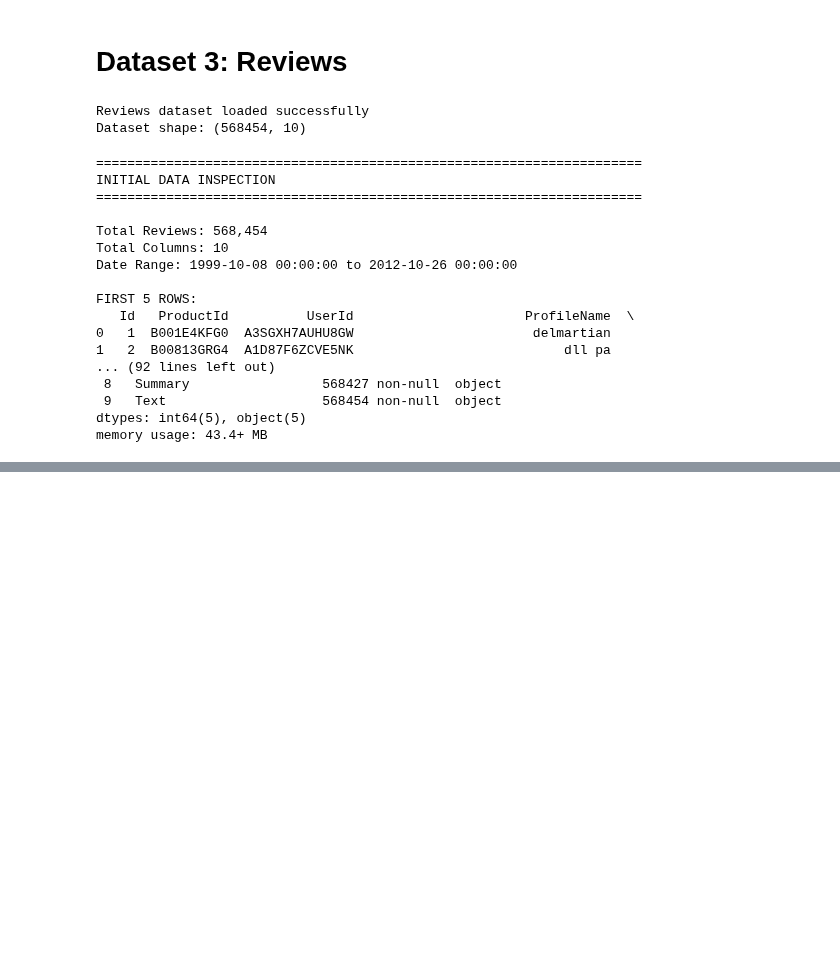
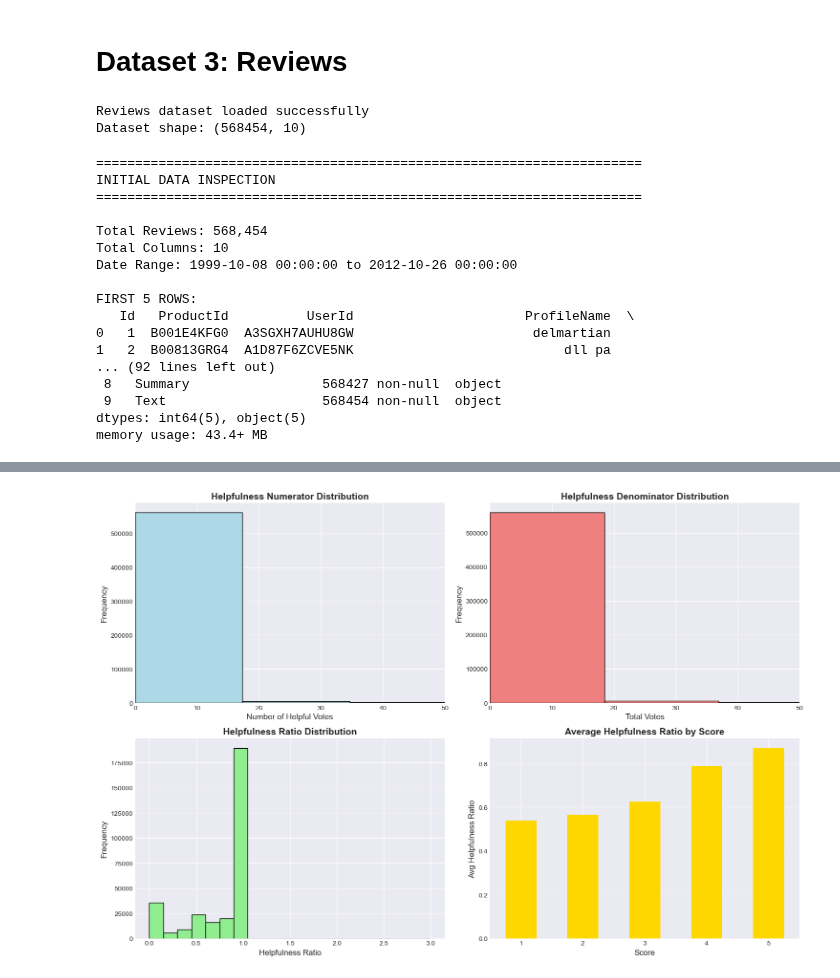
Before and after one commit to HoodaVishal/Intelligent-Customer-Support-System, a Jupyter notebook: notebooks/01_Data_Exploration.ipynb, the cells around one changed output, grey strips where cells are left out. Drawn from its saved outputs; the diff is of its cells as text; code cells hidden in the pictures; blank space fills up the shorter version.

```diff
--- a/notebooks/01_Data_Exploration.ipynb
+++ b/notebooks/01_Data_Exploration.ipynb
@@ -1796,0 +1957,69 @@ memory usage: 43.4+ MB
+# %%
+# Helpfulness Analysis
+print('\n' + '=' * 70)
+print('HELPFULNESS ANALYSIS')
+print('=' * 70 + '\n')
+
+# Helpfulness statistics
+print('HELPFULNESS NUMERATOR STATISTICS:')
+print(reviews['HelpfulnessNumerator'].describe())
+print()
+
+print('HELFULNESS DENOMINATOR STATISTICS:')
+print(reviews['HelpfulnessDenominator'].describe())
+print()
+
+# Calculate helpfulness ratio
+reviews['Helpfulness Ratio'] = reviews.apply(lambda row: row['HelpfulnessNumerator'] /
+                                             row['HelpfulnessDenominator'] if row['HelpfulnessDenominator'] > 0 else 0, axis = 1)
+
+print("HELPFULNESS RATIO STATISTICS:")
+print(reviews[reviews['HelpfulnessDenominator'] > 0]['Helpfulness Ratio'].describe())
+print()
+
+# Count reviews with votes
+reviews_with_votes = (reviews['HelpfulnessDenominator'] > 0).sum()
+print(f"REVIEWS WITH HELPFULNESS VOTES:")
+print(f"Total: {reviews_with_votes:,} ({(reviews_with_votes / len(reviews) * 100):.2f}%)")
+print(f"Without votes: {len(reviews) - reviews_with_votes:,} ({((len(reviews) - reviews_with_votes) / len(reviews) * 100):.2f}%)")
+
+# Helpfulness by score
+print('\nAVERAGE HELPFULNESS BY SCORE:')
+helpfulness_by_score = reviews[reviews['HelpfulnessDenominator'] > 0].groupby('Score')['Helpfulness Ratio'].mean()
+print(helpfulness_by_score)
+
+# Visualizations
+fig, axes = plt.subplots(2, 2, figsize=(15, 10))
+
+# Helpfulness Numerator distribution
+axes[0, 0].hist(reviews['HelpfulnessNumerator'], bins=50, color='lightblue', edgecolor='black')
+axes[0, 0].set_title('Helpfulness Numerator Distribution', fontsize=14, fontweight='bold')
+axes[0, 0].set_xlabel('Number of Helpful Votes', fontsize=12)
+axes[0, 0].set_ylabel('Frequency', fontsize=12)
+axes[0, 0].set_xlim(0, 50)
+
+# Helpfulness Denominator distribution
+axes[0, 1].hist(reviews['HelpfulnessDenominator'], bins=50, color='lightcoral', edgecolor='black')
+axes[0, 1].set_title('Helpfulness Denominator Distribution', fontsize=14, fontweight='bold')
+axes[0, 1].set_xlabel('Total Votes', fontsize=12)
+axes[0, 1].set_ylabel('Frequency', fontsize=12)
+axes[0, 1].set_xlim(0, 50)
+
+# Helpfulness ratio distribution
+axes[1, 0].hist(reviews[reviews['HelpfulnessDenominator'] > 0]['Helpfulness Ratio'],
+                bins=20, color='lightgreen', edgecolor='black')
+axes[1, 0].set_title('Helpfulness Ratio Distribution', fontsize=14, fontweight='bold')
+axes[1, 0].set_xlabel('Helpfulness Ratio', fontsize=12)
+axes[1, 0].set_ylabel('Frequency', fontsize=12)
+
+# Helpfulness by score
+helpfulness_by_score.plot(kind='bar', ax=axes[1, 1], color='gold')
+axes[1, 1].set_title('Average Helpfulness Ratio by Score', fontsize=14, fontweight='bold')
+axes[1, 1].set_xlabel('Score', fontsize=12)
+axes[1, 1].set_ylabel('Avg Helpfulness Ratio', fontsize=12)
+axes[1, 1].set_xticklabels(axes[1, 1].get_xticklabels(), rotation=0)
+axes[1, 1].grid(axis='y', alpha=0.3)
+
+plt.tight_layout()
+plt.show()
+# %% [output]
@@ -1796,0 +2043 @@ memory usage: 43.4+ MB
+[figure, added]
```
Also changed, not shown: parts of 5 cells of this notebook.
